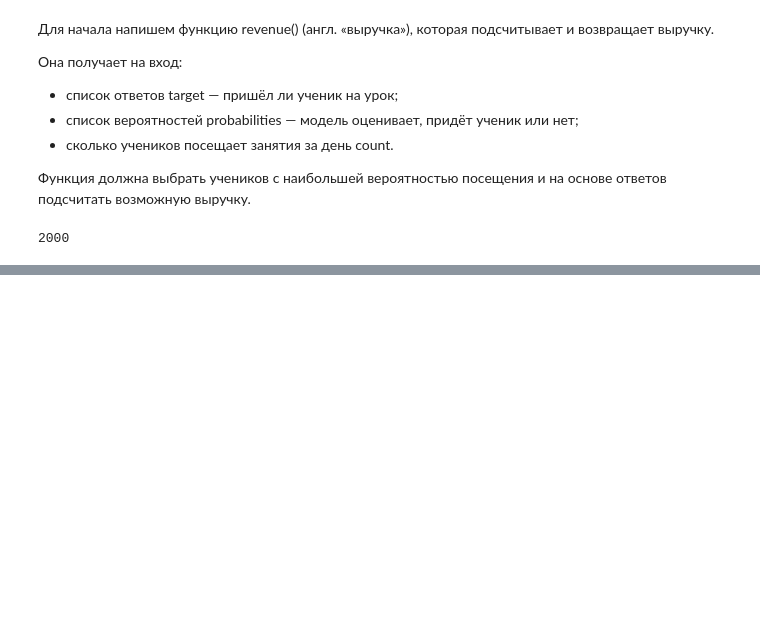
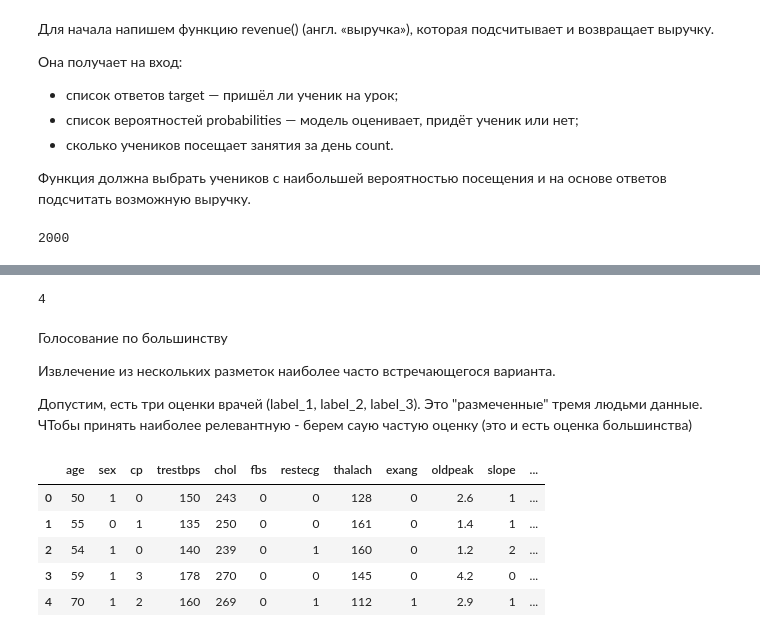
Before and after one commit to anthonypotekhin/studying, a Jupyter notebook: yandex_practicum/10_ml_business/ml_b_lecture.ipynb, the cells around one changed output, grey strips where cells are left out. Drawn from its saved outputs; the diff is of its cells as text; code cells hidden in the pictures; blank space fills up the shorter version.

```diff
--- a/yandex_practicum/10_ml_business/ml_b_lecture.ipynb
+++ b/yandex_practicum/10_ml_business/ml_b_lecture.ipynb
@@ -420,0 +477,25 @@ print(res)
+# %%
+from collections import Counter
+
+Counter([1,2,3,4,1,5,3,3,4,6,1,1,1, 4,4,4,4,4,4,4,4,4,4,4,4]).most_common(1)[0][0]
+# %% [output]
+4
+# %% [markdown]
+Голосование по большинству
+
+Извлечение из нескольких разметок наиболее часто встречающегося варианта.
+
+Допустим, есть три оценки врачей (label_1, label_2, label_3). Это "размеченные" тремя людьми данные.
+ЧТобы принять наиболее релевантную - берем саую частую оценку (это и есть оценка большинства)
+# %%
+import pandas as pd
+
+data = pd.read_csv('/Users/tony_builder/Documents/GitHub/studying/yandex_practicum/10_ml_business/data/heart_labeled.csv')
+data.head()
+# %% [output]
+|  | age | sex | cp | trestbps | chol | fbs | restecg | thalach | exang | oldpeak | slope | ... |
+| 0 | 50 | 1 | 0 | 150 | 243 | 0 | 0 | 128 | 0 | 2.6 | 1 | ... |
+| 1 | 55 | 0 | 1 | 135 | 250 | 0 | 0 | 161 | 0 | 1.4 | 1 | ... |
+| 2 | 54 | 1 | 0 | 140 | 239 | 0 | 1 | 160 | 0 | 1.2 | 2 | ... |
+| 3 | 59 | 1 | 3 | 178 | 270 | 0 | 0 | 145 | 0 | 4.2 | 0 | ... |
+| 4 | 70 | 1 | 2 | 160 | 269 | 0 | 1 | 112 | 1 | 2.9 | 1 | ... |
```
Also changed, not shown: parts of 8 cells of this notebook, 4 other files.
